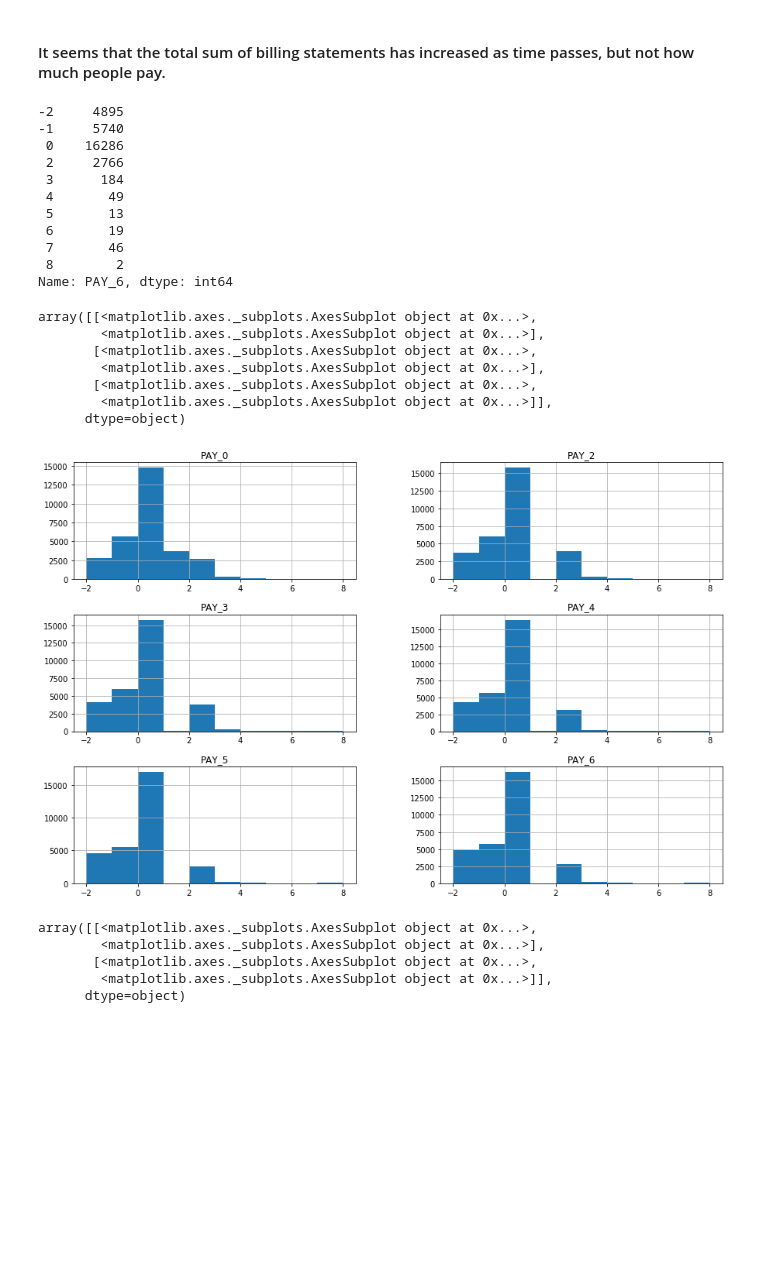
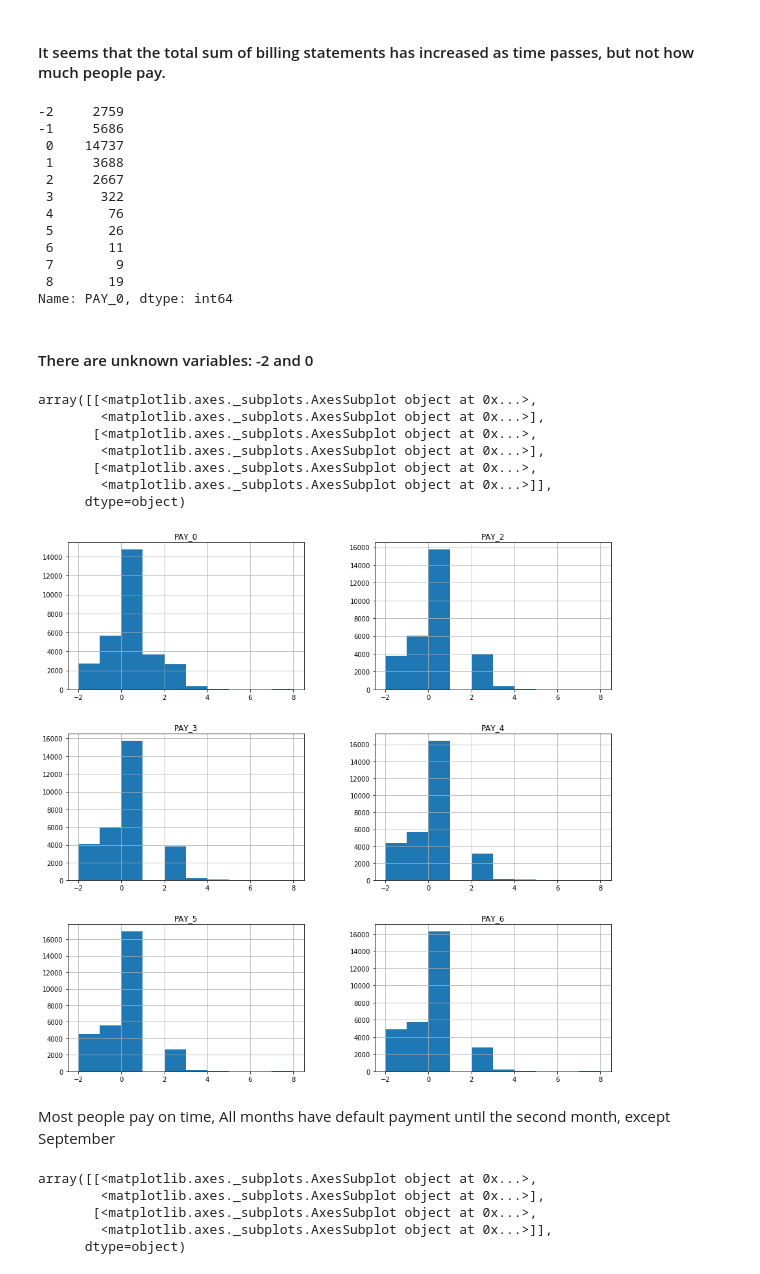
Before and after one commit to AleMadLei/machine-learning-project, a Jupyter notebook: Machine Learning Project.ipynb, the cells around one changed output. Drawn from its saved outputs; the diff is of its cells as text; code cells hidden in the pictures; blank space fills up the shorter version.

```diff
--- a/Machine Learning Project.ipynb
+++ b/Machine Learning Project.ipynb
@@ -82,33 +82,36 @@ plt.show()
 # %% [markdown]
 #### It seems that the total sum of billing statements has increased as time passes, but not how much people pay.
 # %%
-#Payment status by month:
-
-data['PAY_6'].value_counts().sort_index()
-#there are unknown variables: -2 and 0
+#Payment status for September (PAY_0)
+data['PAY_0'].value_counts().sort_index()
 # %% [output]
--2     4895
--1     5740
- 0    16286
- 2     2766
- 3      184
- 4       49
- 5       13
- 6       19
- 7       46
- 8        2
-Name: PAY_6, dtype: int64
+-2     2759
+-1     5686
+ 0    14737
+ 1     3688
+ 2     2667
+ 3      322
+ 4       76
+ 5       26
+ 6       11
+ 7        9
+ 8       19
+Name: PAY_0, dtype: int64
+# %% [markdown]
+#### There are unknown variables: -2 and 0
 # %%
-data[['PAY_6', 'PAY_5', 'PAY_4', 'PAY_3', 'PAY_2','PAY_0']].hist(figsize=(15, 10))
+data[['PAY_6', 'PAY_5', 'PAY_4', 'PAY_3', 'PAY_2','PAY_0']].hist(figsize=(15, 15))
 # %% [output]
 array([[<matplotlib.axes._subplots.AxesSubplot object at 0x...>,
         <matplotlib.axes._subplots.AxesSubplot object at 0x...>],
        [<matplotlib.axes._subplots.AxesSubplot object at 0x...>,
         <matplotlib.axes._subplots.AxesSubplot object at 0x...>],
        [<matplotlib.axes._subplots.AxesSubplot object at 0x...>,
         <matplotlib.axes._subplots.AxesSubplot object at 0x...>]],
       dtype=object)
-[figure, old version]
+[figure, new version]
+# %% [markdown]
+Most people pay on time, All months have default payment until the second month, except September
 # %%
 data[['SEX','EDUCATION','MARRIAGE','AGE']].hist(figsize=(15, 10))
 # %% [output]
```
Also changed, not shown: parts of 5 cells of this notebook.
